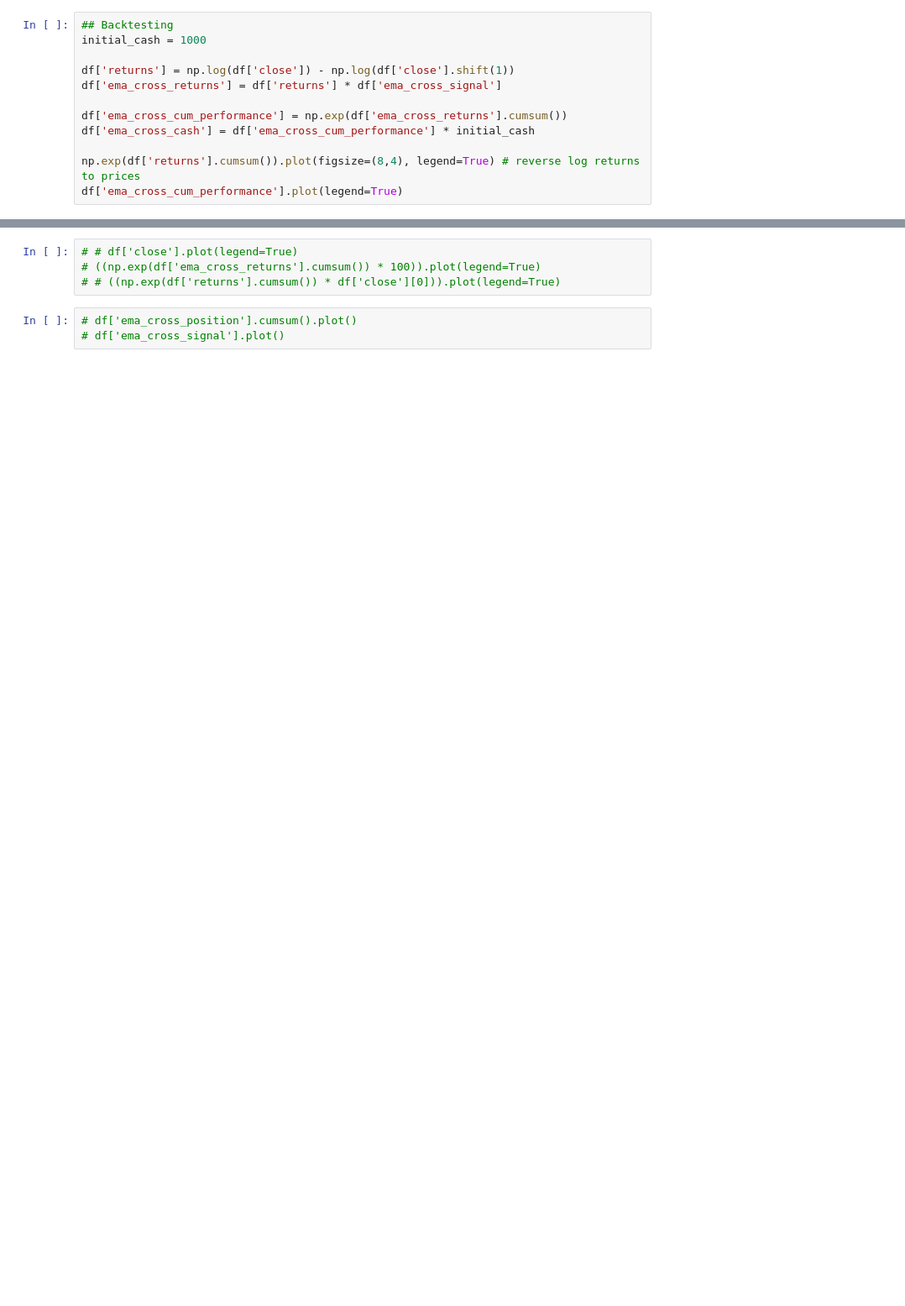
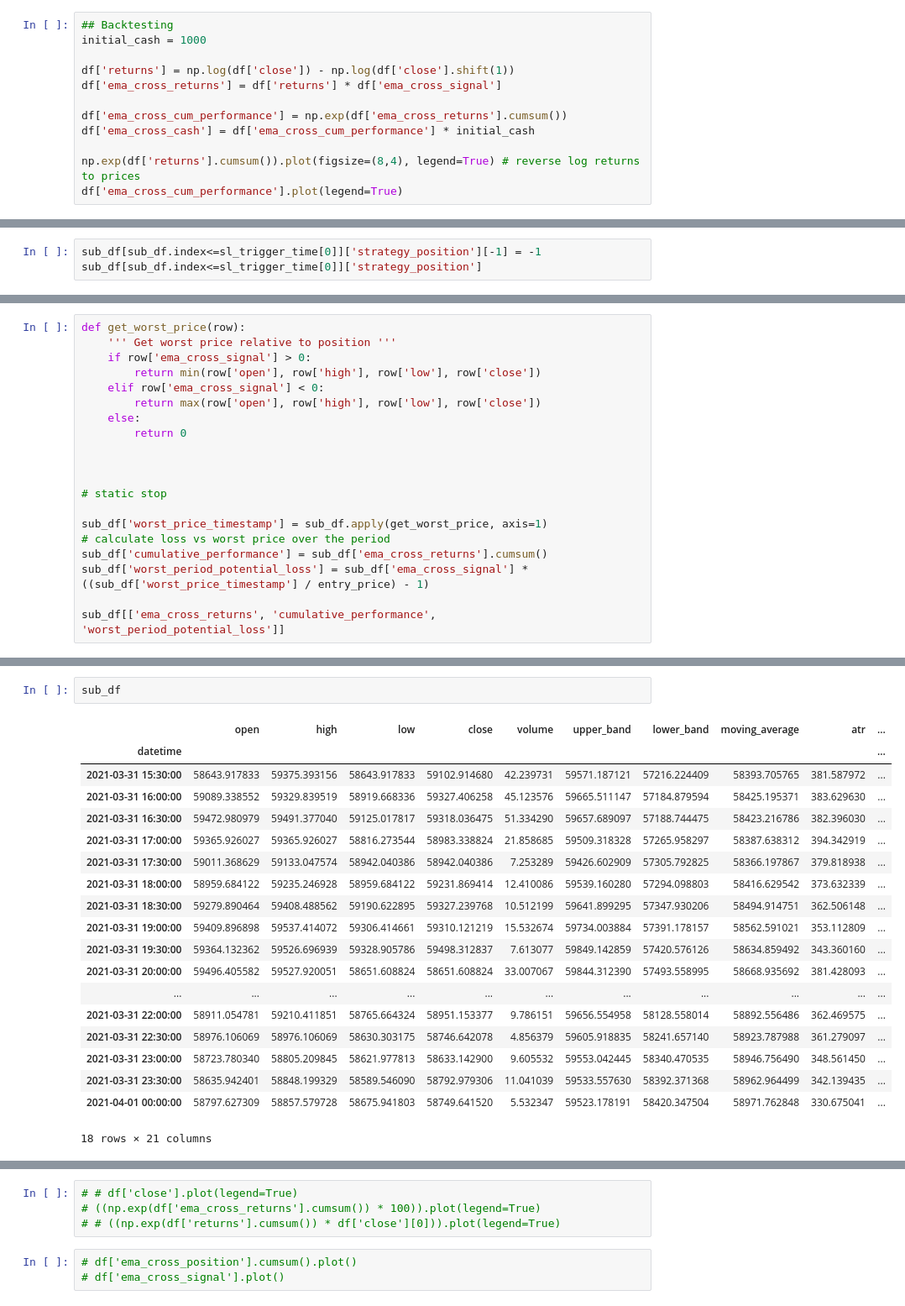
Before and after one commit to liammcknight95/RL_Trader, a Jupyter notebook: Trading.ipynb, the cells around one changed output, grey strips where cells are left out. Shown at 84% size. Saved outputs shown, nothing was run; the diff lists cells and outputs as text; blank space fills up the shorter version.

```diff
--- a/Trading.ipynb
+++ b/Trading.ipynb
@@ -268,0 +443,3 @@ df_trades['dd'] = df_trades.apply(max_dd, axis=1)
+# %%
+sub_df[sub_df.index<=sl_trigger_time[0]]['strategy_position'][-1] = -1
+sub_df[sub_df.index<=sl_trigger_time[0]]['strategy_position']
@@ -268,0 +484,20 @@ df_trades['dd'] = df_trades.apply(max_dd, axis=1)
+# %%
+def get_worst_price(row):
+    ''' Get worst price relative to position '''
+    if row['ema_cross_signal'] > 0:
+        return min(row['open'], row['high'], row['low'], row['close'])
+    elif row['ema_cross_signal'] < 0:
+        return max(row['open'], row['high'], row['low'], row['close'])
+    else:
+        return 0
+
+
+
+# static stop
+
+sub_df['worst_price_timestamp'] = sub_df.apply(get_worst_price, axis=1)
+# calculate loss vs worst price over the period
+sub_df['cumulative_performance'] = sub_df['ema_cross_returns'].cumsum()
+sub_df['worst_period_potential_loss'] = sub_df['ema_cross_signal'] * ((sub_df['worst_price_timestamp'] / entry_price) - 1)
+
+sub_df[['ema_cross_returns', 'cumulative_performance', 'worst_period_potential_loss']]
@@ -269,2 +523,24 @@ df_trades['dd'] = df_trades.apply(max_dd, axis=1)
+# %%
+sub_df
+# %% [output]
+|  | open | high | low | close | volume | upper_band | lower_band | moving_average | atr | ... |
+| datetime |  |  |  |  |  |  |  |  |  | ... |
+| 2021-03-31 15:30:00 | 58643.917833 | 59375.393156 | 58643.917833 | 59102.914680 | 42.239731 | 59571.187121 | 57216.224409 | 58393.705765 | 381.587972 | ... |
+| 2021-03-31 16:00:00 | 59089.338552 | 59329.839519 | 58919.668336 | 59327.406258 | 45.123576 | 59665.511147 | 57184.879594 | 58425.195371 | 383.629630 | ... |
+| 2021-03-31 16:30:00 | 59472.980979 | 59491.377040 | 59125.017817 | 59318.036475 | 51.334290 | 59657.689097 | 57188.744475 | 58423.216786 | 382.396030 | ... |
+| 2021-03-31 17:00:00 | 59365.926027 | 59365.926027 | 58816.273544 | 58983.338824 | 21.858685 | 59509.318328 | 57265.958297 | 58387.638312 | 394.342919 | ... |
+| 2021-03-31 17:30:00 | 59011.368629 | 59133.047574 | 58942.040386 | 58942.040386 | 7.253289 | 59426.602909 | 57305.792825 | 58366.197867 | 379.818938 | ... |
+| 2021-03-31 18:00:00 | 58959.684122 | 59235.246928 | 58959.684122 | 59231.869414 | 12.410086 | 59539.160280 | 57294.098803 | 58416.629542 | 373.632339 | ... |
+| 2021-03-31 18:30:00 | 59279.890464 | 59408.488562 | 59190.622895 | 59327.239768 | 10.512199 | 59641.899295 | 57347.930206 | 58494.914751 | 362.506148 | ... |
+| 2021-03-31 19:00:00 | 59409.896898 | 59537.414072 | 59306.414661 | 59310.121219 | 15.532674 | 59734.003884 | 57391.178157 | 58562.591021 | 353.112809 | ... |
+| 2021-03-31 19:30:00 | 59364.132362 | 59526.696939 | 59328.905786 | 59498.312837 | 7.613077 | 59849.142859 | 57420.576126 | 58634.859492 | 343.360160 | ... |
+| 2021-03-31 20:00:00 | 59496.405582 | 59527.920051 | 58651.608824 | 58651.608824 | 33.007067 | 59844.312390 | 57493.558995 | 58668.935692 | 381.428093 | ... |
+| ... | ... | ... | ... | ... | ... | ... | ... | ... | ... | ... |
+| 2021-03-31 22:00:00 | 58911.054781 | 59210.411851 | 58765.664324 | 58951.153377 | 9.786151 | 59656.554958 | 58128.558014 | 58892.556486 | 362.469575 | ... |
+| 2021-03-31 22:30:00 | 58976.106069 | 58976.106069 | 58630.303175 | 58746.642078 | 4.856379 | 59605.918835 | 58241.657140 | 58923.787988 | 361.279097 | ... |
+| 2021-03-31 23:00:00 | 58723.780340 | 58805.209845 | 58621.977813 | 58633.142900 | 9.605532 | 59553.042445 | 58340.470535 | 58946.756490 | 348.561450 | ... |
+| 2021-03-31 23:30:00 | 58635.942401 | 58848.199329 | 58589.546090 | 58792.979306 | 11.041039 | 59533.557630 | 58392.371368 | 58962.964499 | 342.139435 | ... |
+| 2021-04-01 00:00:00 | 58797.627309 | 58857.579728 | 58675.941803 | 58749.641520 | 5.532347 | 59523.178191 | 58420.347504 | 58971.762848 | 330.675041 | ... |
+18 rows × 21 columns
 # %%
 df_trades.apply(lambda x: (x['closing_price'] / x['entry_price']) - 1)
```
Also changed, not shown: parts of 19 cells of this notebook.
